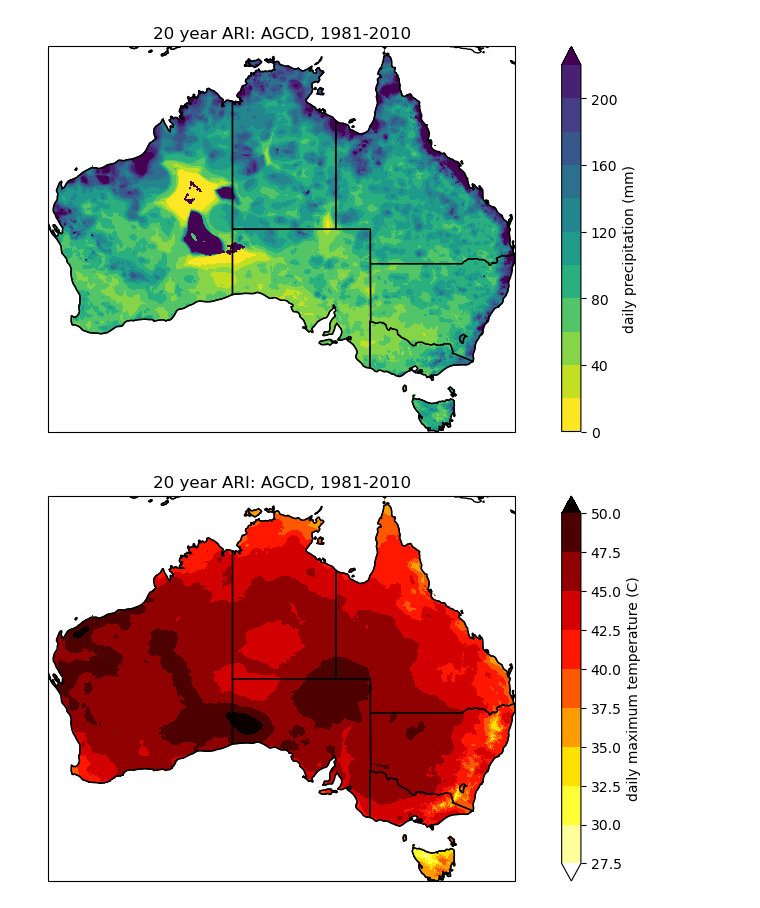
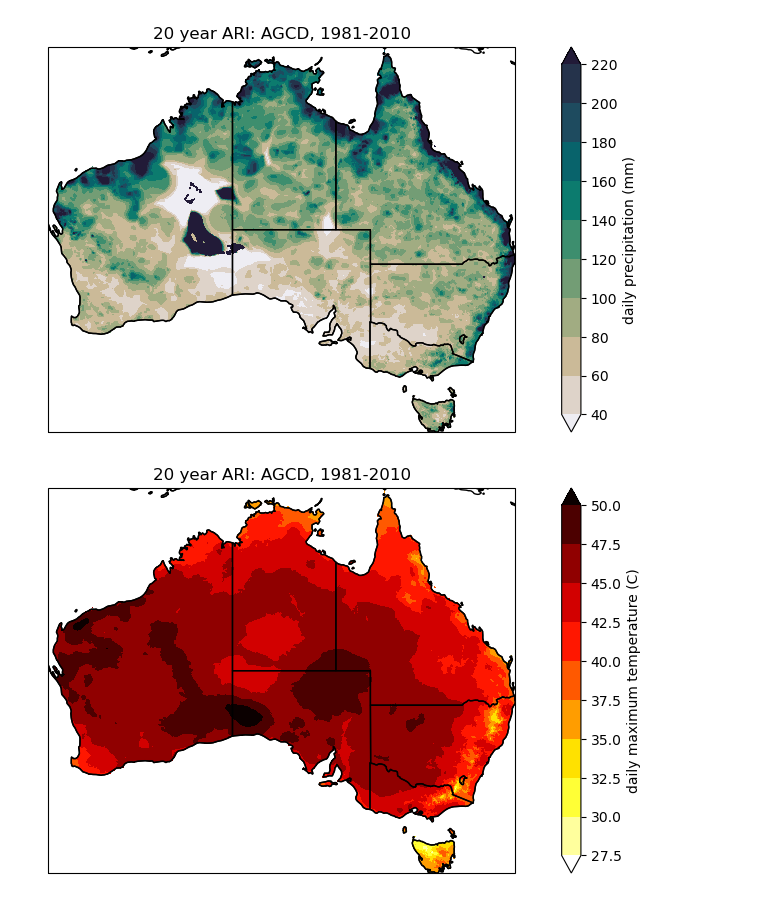
Before and after one commit to climate-innovation-hub/frequency-analysis, a Jupyter notebook: examples/agcd_test.ipynb, the cells around one changed output. Cells and saved outputs as stored; diff of their text form; code cells hidden in the pictures.

```diff
--- a/examples/agcd_test.ipynb
+++ b/examples/agcd_test.ipynb
@@ -79,27 +80,27 @@ ds_pr = xr.open_dataset('/g/data/wp00/users/dbi599/test_space/alicia_precip_1981
 # %%
 fig = plt.figure(figsize=[12,5])
 ax = fig.add_subplot(111, projection=ccrs.PlateCarree())
 ds_pr_aus = select_shapefile_regions(ds_pr, aus_shp)
 ds_pr_aus['precip'].isel({'return_period': 0}).plot.contourf(
     ax=ax,
-    levels=np.arange(0, 240, 20),
-    extend='max',
+    levels=np.arange(40, 240, 20),
+    extend='both',
     transform=ccrs.PlateCarree(),
     cbar_kwargs={'label': 'daily precipitation (mm)'},
-    cmap='viridis_r',
+    cmap=cmocean.cm.rain,
 )
 ax.coastlines()
 ax.add_feature(cartopy.feature.STATES)
 plt.title('20 year ARI: AGCD, 1981-2010')
 
 plt.savefig(
     '/g/data/wp00/users/dbi599/test_space/precip_ARI_20yr_AGCD_1981-2010.png',
     bbox_inches='tight',
     dpi=300,
     facecolor='white',
 )
 # %% [output]
-[figure, old version]
+[figure, new version]
 # %%
 ds_tmax = xr.open_dataset('/g/data/wp00/users/dbi599/test_space/alicia_tmax_1981-2010-ARI20.nc')
 # %%
```
Also changed, not shown: parts of 4 cells of this notebook.
